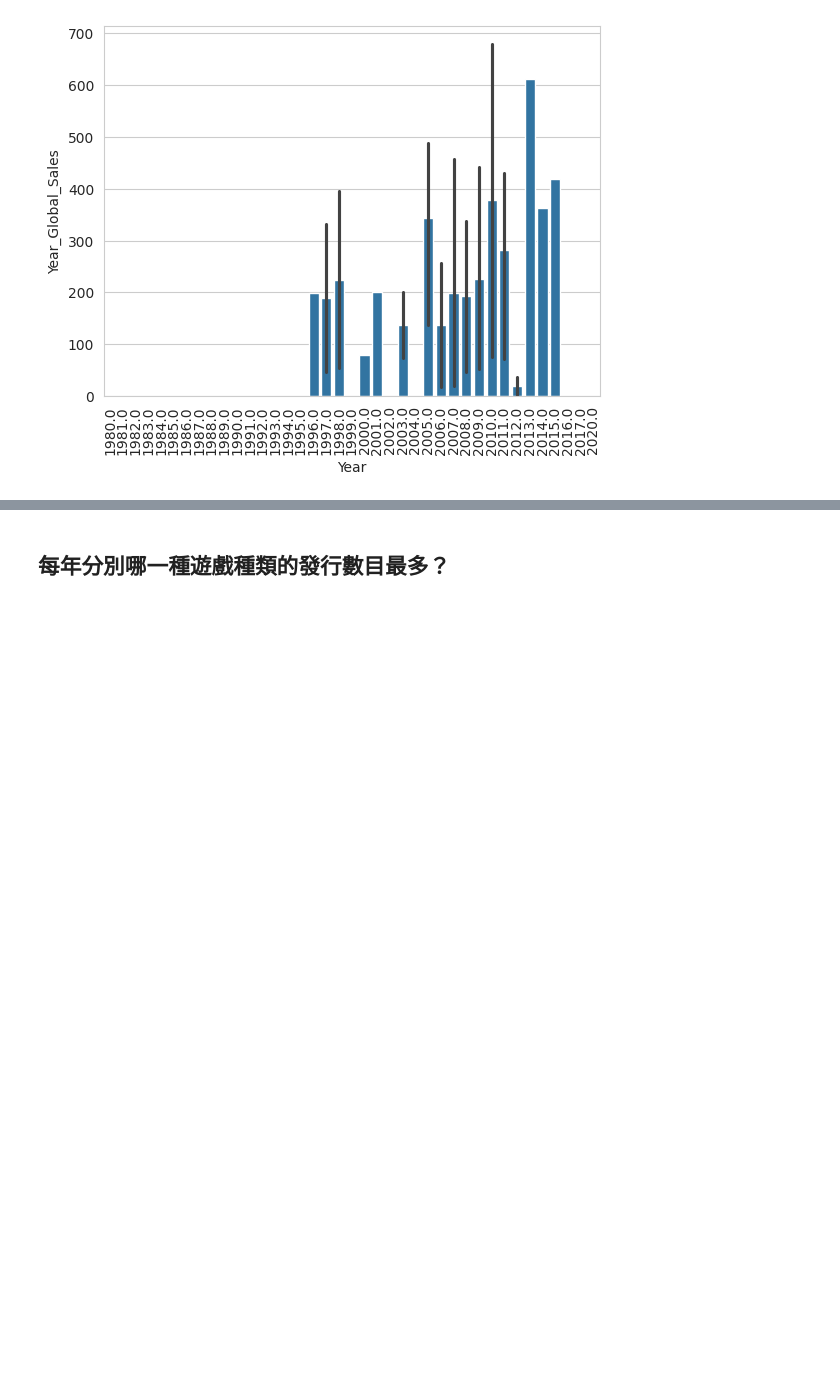
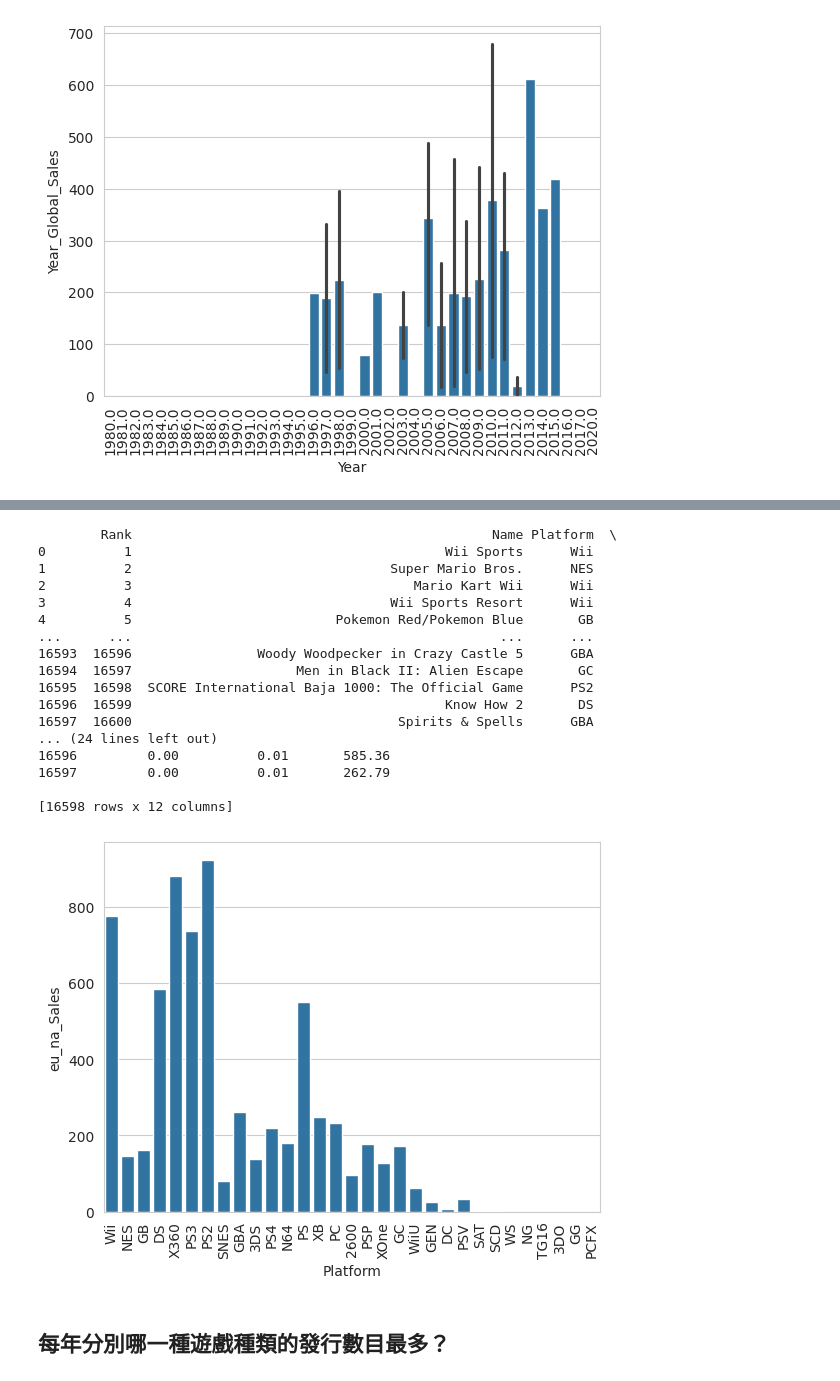
Before and after one commit to t8101349/Colab-, a Jupyter notebook: 05_02_LAB_VideoGameSales_28_王韋博.ipynb, the cells around one changed output, grey strips where cells are left out. Saved outputs shown, nothing was run; the diff lists cells and outputs as text; code cells hidden in the pictures; blank space fills up the shorter version.

```diff
--- a/05_02_LAB_VideoGameSales_28_王韋博.ipynb
+++ b/05_02_LAB_VideoGameSales_28_王韋博.ipynb
@@ -406,3 +441,32 @@ plt.show()
+# %%
+#練習題
+#請畫出各遊戲發行商的北美加歐洲銷售總額
+clonedata = data.copy()
+clonedata['eu_na_Sales'] = clonedata['EU_Sales'] + clonedata['NA_Sales']
+clonedata['eu_na_Sales'] = clonedata.groupby(by= ['Platform'])[['eu_na_Sales']].transform(sum)
+print(clonedata)
+sns.barplot(clonedata, x='Platform', y='eu_na_Sales')
+plt.xticks(rotation=90)
+plt.show()
+# %% [output]
+        Rank                                              Name Platform  \
+0          1                                        Wii Sports      Wii
+1          2                                 Super Mario Bros.      NES
+2          3                                    Mario Kart Wii      Wii
+3          4                                 Wii Sports Resort      Wii
+4          5                          Pokemon Red/Pokemon Blue       GB
+...      ...                                               ...      ...
+16593  16596                Woody Woodpecker in Crazy Castle 5      GBA
+16594  16597                     Men in Black II: Alien Escape       GC
+16595  16598  SCORE International Baja 1000: The Official Game      PS2
+16596  16599                                        Know How 2       DS
+16597  16600                                  Spirits & Spells      GBA
+... (24 lines left out)
+16596         0.00          0.01       585.36
+16597         0.00          0.01       262.79
+
+[16598 rows x 12 columns]
+[figure, added]
 # %% [markdown]
 ## 每年分別哪一種遊戲種類的發行數目最多？
 # %%
```
Also changed, not shown: parts of 7 cells of this notebook.
